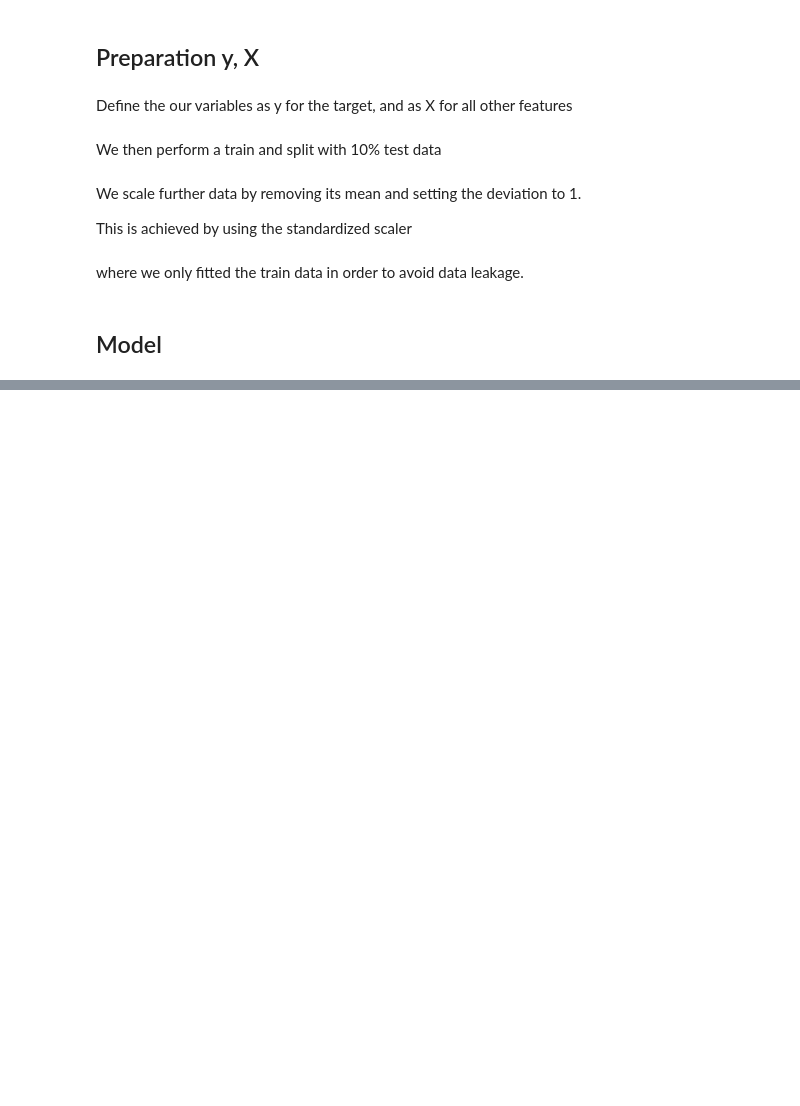
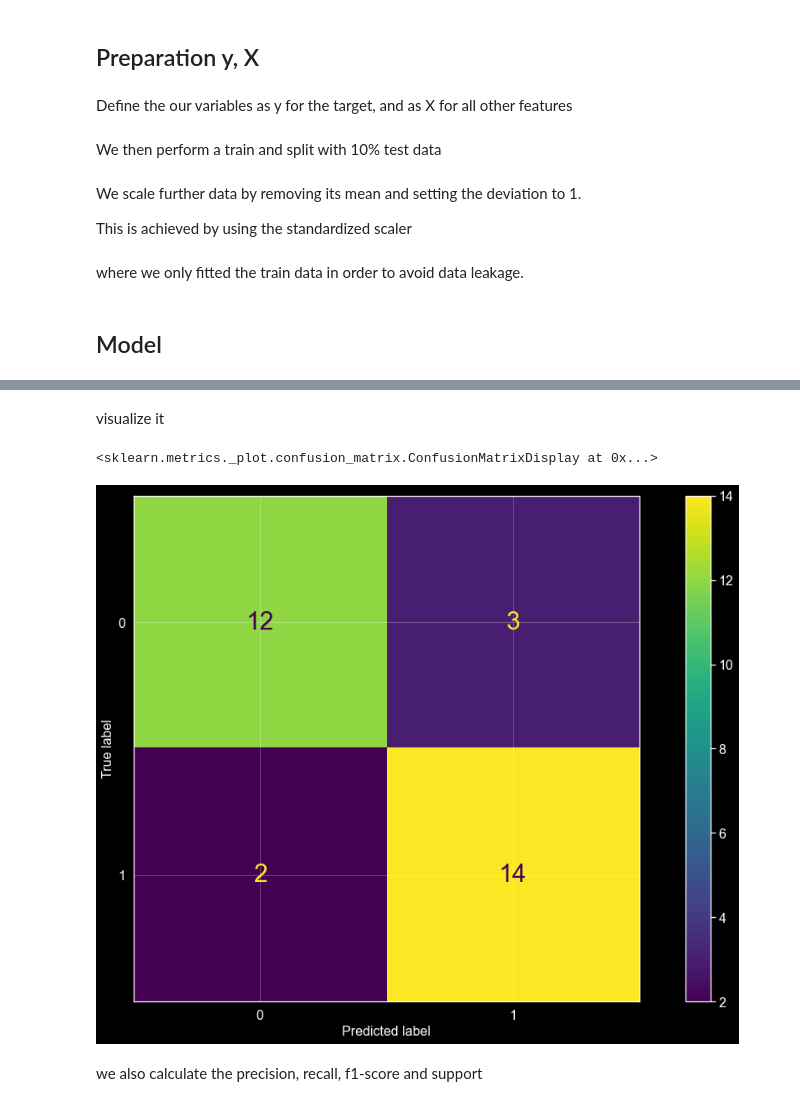
Before and after one commit to ViktorGakis/Projects, a Jupyter notebook: Heart Disease Prediction/heart_dis.ipynb, the cells around one changed output, grey strips where cells are left out. Drawn from its saved outputs; the diff is of its cells as text; code cells hidden in the pictures; blank space fills up the shorter version.

```diff
--- a/Heart Disease Prediction/heart_dis.ipynb
+++ b/Heart Disease Prediction/heart_dis.ipynb
@@ -152,0 +259,11 @@ log_model = LogisticRegressionCV()
+# %% [markdown]
+visualize it
+# %%
+# Set the default text font size
+plt.rc('font', size=30)
+ConfusionMatrixDisplay.from_estimator(log_model, scaled_X_test, y_test)
+# %% [output]
+<sklearn.metrics._plot.confusion_matrix.ConfusionMatrixDisplay at 0x...>
+[figure, added]
+# %% [markdown]
+we also calculate the precision, recall, f1-score and support
```
Also changed, not shown: parts of 43 cells of this notebook, 1 other file.
